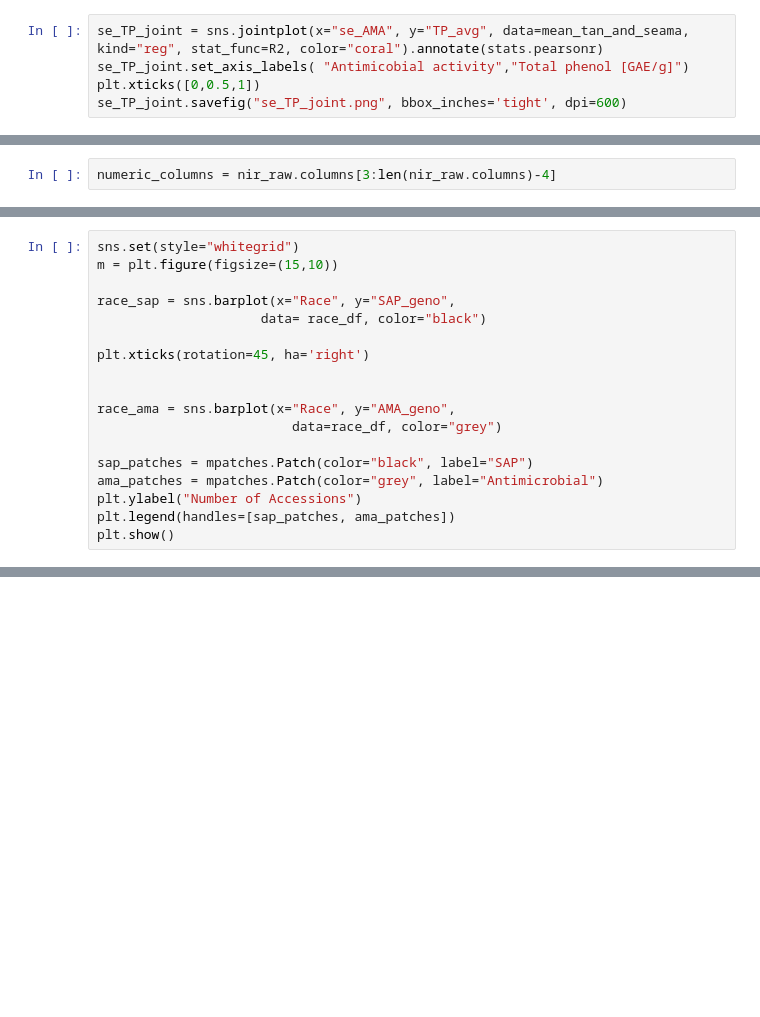
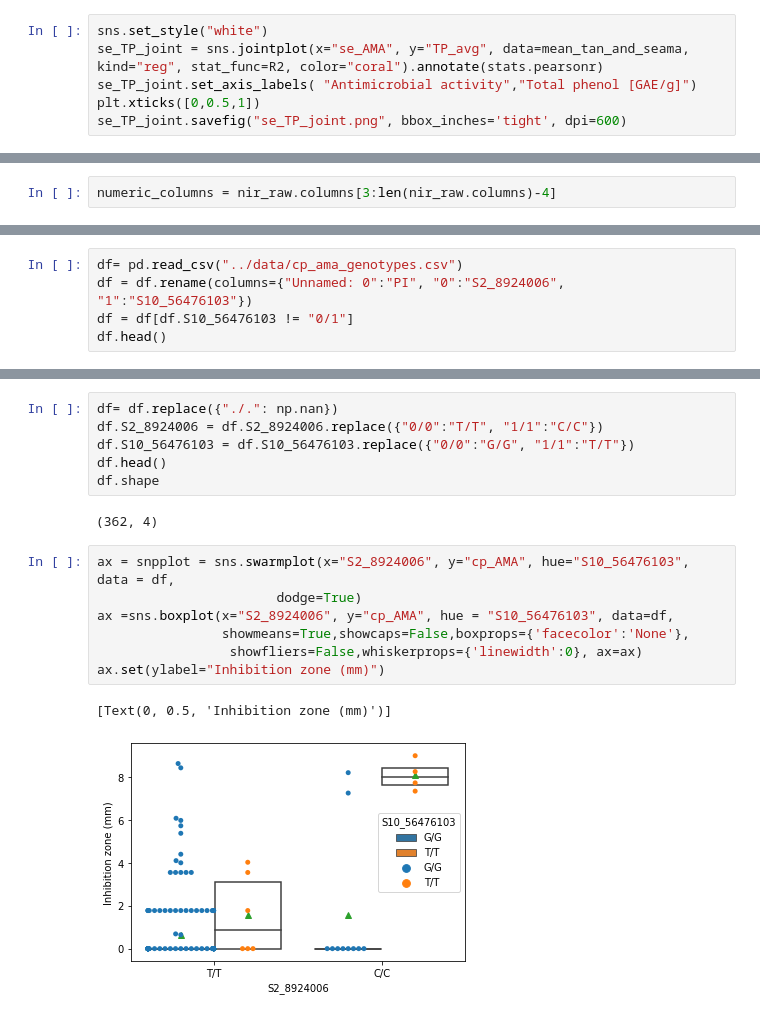
Before and after one commit to lkshiel/ACRE, a Jupyter notebook: notebooks/ACRE1.ipynb, the cells around one changed output, grey strips where cells are left out. Cells and saved outputs as stored; diff of their text form; blank space fills up the shorter version.

```diff
--- a/notebooks/ACRE1.ipynb
+++ b/notebooks/ACRE1.ipynb
@@ -328,7 +263,8 @@ se_joint.savefig("se_joint.png", bbox_inches='tight', dpi=600)
 # %% [markdown]
 # Figure S1
 # %%
+sns.set_style("white")
 se_TP_joint = sns.jointplot(x="se_AMA", y="TP_avg", data=mean_tan_and_seama, kind="reg", stat_func=R2, color="coral").annotate(stats.pearsonr)
-se_TP_joint.set_axis_labels( "Antimicobial activity","Total phenol [GAE/g]")
+se_TP_joint.set_axis_labels( "Antimicrobial activity","Total phenol [GAE/g]")
 plt.xticks([0,0.5,1])
 se_TP_joint.savefig("se_TP_joint.png", bbox_inches='tight', dpi=600)
@@ -549,18 +360,0 @@ race_df.head()
-# %%
-sns.set(style="whitegrid")
-m = plt.figure(figsize=(15,10))
-
-race_sap = sns.barplot(x="Race", y="SAP_geno",
-                     data= race_df, color="black")
-
-plt.xticks(rotation=45, ha='right')
-
-
-race_ama = sns.barplot(x="Race", y="AMA_geno",
-                         data=race_df, color="grey")
-
-sap_patches = mpatches.Patch(color="black", label="SAP")
-ama_patches = mpatches.Patch(color="grey", label="Antimicrobial")
-plt.ylabel("Number of Accessions")
-plt.legend(handles=[sap_patches, ama_patches])
-plt.show()
@@ -568,0 +361,5 @@ plt.show()
+# %%
+df= pd.read_csv("../data/cp_ama_genotypes.csv")
+df = df.rename(columns={"Unnamed: 0":"PI", "0":"S2_8924006", "1":"S10_56476103"})
+df = df[df.S10_56476103 != "0/1"]
+df.head()
@@ -568,0 +373,18 @@ plt.show()
+# %%
+df= df.replace({"./.": np.nan})
+df.S2_8924006 = df.S2_8924006.replace({"0/0":"T/T", "1/1":"C/C"})
+df.S10_56476103 = df.S10_56476103.replace({"0/0":"G/G", "1/1":"T/T"})
+df.head()
+df.shape
+# %% [output]
+(362, 4)
+# %%
+ax = snpplot = sns.swarmplot(x="S2_8924006", y="cp_AMA", hue="S10_56476103", data = df,
+                       dodge=True)
+ax =sns.boxplot(x="S2_8924006", y="cp_AMA", hue = "S10_56476103", data=df,
+                showmeans=True,showcaps=False,boxprops={'facecolor':'None'},
+                 showfliers=False,whiskerprops={'linewidth':0}, ax=ax)
+ax.set(ylabel="Inhibition zone (mm)")
+# %% [output]
+[Text(0, 0.5, 'Inhibition zone (mm)')]
+[figure, added]
```
Also changed, not shown: parts of 40 cells of this notebook, 1 other file.
